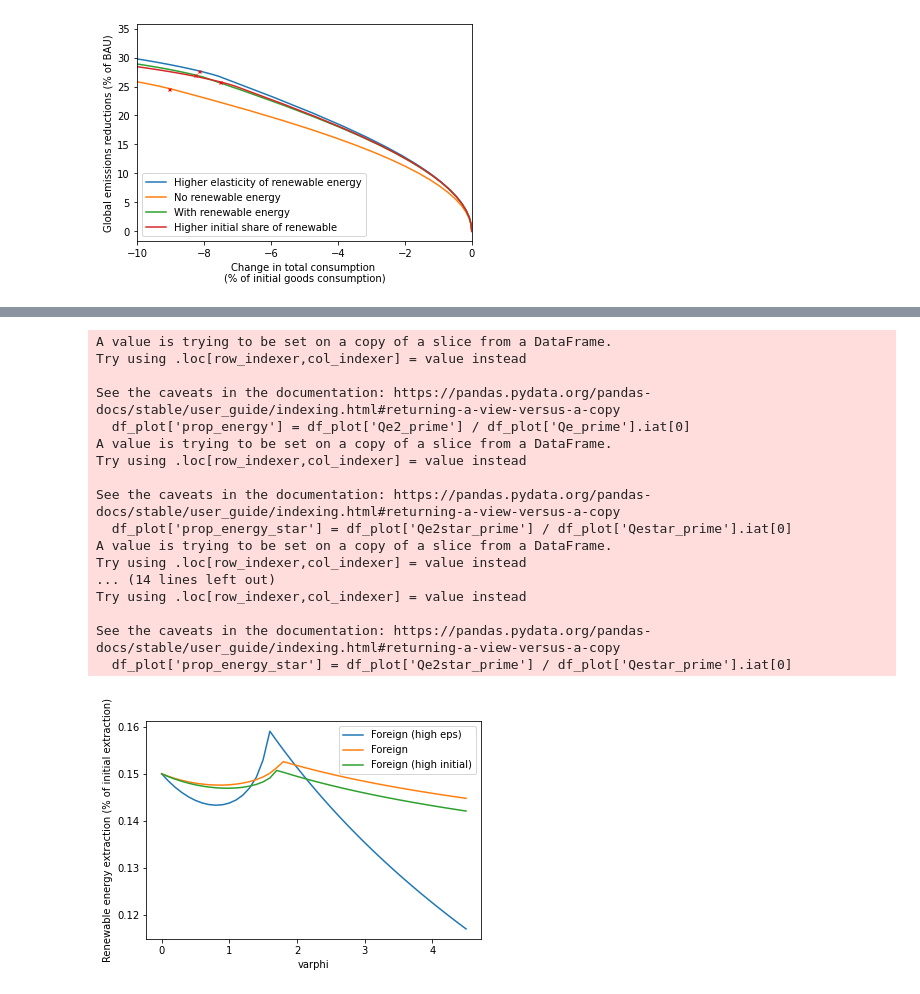
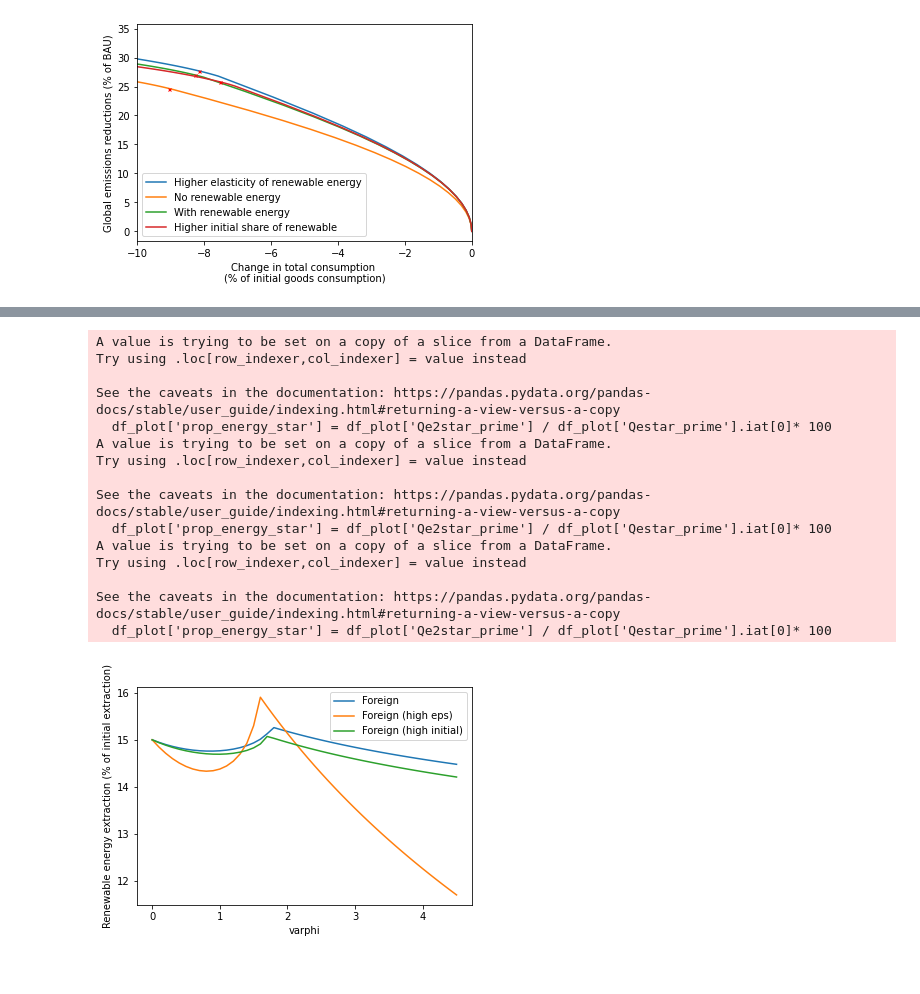
Before and after one commit to VoliCrank/Optimal-Unilateral-Carbon-Policy, a Jupyter notebook: Data/codes/MISC/plots_renewable.ipynb, the cells around one changed output, grey strips where cells are left out. Saved outputs shown, nothing was run; the diff lists cells and outputs as text; code cells hidden in the pictures.

```diff
--- a/Data/codes/MISC/plots_renewable.ipynb
+++ b/Data/codes/MISC/plots_renewable.ipynb
@@ -268,48 +265,43 @@ See the caveats in the documentation: https://pandas.pydata.org/pandas-docs/stab
 # %%
 x = 'varphi'
 
+df_plot = df3[df3['varphi'] <= 4.5]
+df_plot['prop_energy_star'] = df_plot['Qe2star_prime'] / df_plot['Qestar_prime'].iat[0]* 100
+#plt.plot(df_plot[x], df_plot['prop_energy'], label = 'Home')
+plt.plot(df_plot[x], df_plot['prop_energy_star'], label= 'Foreign')
+
 df_plot = df1[df1['varphi'] <= 4.5]
-df_plot['prop_energy'] = df_plot['Qe2_prime'] / df_plot['Qe_prime'].iat[0]
-df_plot['prop_energy_star'] = df_plot['Qe2star_prime'] / df_plot['Qestar_prime'].iat[0]
+df_plot['prop_energy_star'] = df_plot['Qe2star_prime'] / df_plot['Qestar_prime'].iat[0]* 100
 #plt.plot(df_plot[x], df_plot['prop_energy'], label = 'Home (high eps)')
 plt.plot(df_plot[x], df_plot['prop_energy_star'], label= 'Foreign (high eps)')
 
-df_plot = df3[df3['varphi'] <= 4.5]
-df_plot['prop_energy'] = df_plot['Qe2_prime'] / df_plot['Qe_prime'].iat[0]
-df_plot['prop_energy_star'] = df_plot['Qe2star_prime'] / df_plot['Qestar_prime'].iat[0]
-#plt.plot(df_plot[x], df_plot['prop_energy'], label = 'Home')
-plt.plot(df_plot[x], df_plot['prop_energy_star'], label= 'Foreign')
-
 df_plot = df4[df4['varphi'] <= 4.5]
-df_plot['prop_energy'] = df_plot['Qe2_prime'] / df_plot['Qe_prime'].iat[0]
-df_plot['prop_energy_star'] = df_plot['Qe2star_prime'] / df_plot['Qestar_prime'].iat[0]
+df_plot['prop_energy_star'] = df_plot['Qe2star_prime'] / df_plot['Qestar_prime'].iat[0]* 100
 #plt.plot(df_plot[x], df_plot['prop_energy'], label = 'Home (high initial)')
 plt.plot(df_plot[x], df_plot['prop_energy_star'], label= 'Foreign (high initial)')
 
 ylab = 'Renewable energy extraction (% of initial extraction)'
 xlab = 'varphi'
 #plt.xlim(-10,0)
 #plt.ylim(0,0.5)
 plt.xlabel(xlab)
 plt.ylabel(ylab)
 plt.legend()
 plt.savefig(plot_root + '/foreign_prop_initial.pdf', format='pdf', bbox_inches = 'tight')
 # %% [output]
 A value is trying to be set on a copy of a slice from a DataFrame.
 Try using .loc[row_indexer,col_indexer] = value instead
 
 See the caveats in the documentation: https://pandas.pydata.org/pandas-docs/stable/user_guide/indexing.html#returning-a-view-versus-a-copy
-  df_plot['prop_energy'] = df_plot['Qe2_prime'] / df_plot['Qe_prime'].iat[0]
+  df_plot['prop_energy_star'] = df_plot['Qe2star_prime'] / df_plot['Qestar_prime'].iat[0]* 100
 A value is trying to be set on a copy of a slice from a DataFrame.
 Try using .loc[row_indexer,col_indexer] = value instead
 
 See the caveats in the documentation: https://pandas.pydata.org/pandas-docs/stable/user_guide/indexing.html#returning-a-view-versus-a-copy
-  df_plot['prop_energy_star'] = df_plot['Qe2star_prime'] / df_plot['Qestar_prime'].iat[0]
+  df_plot['prop_energy_star'] = df_plot['Qe2star_prime'] / df_plot['Qestar_prime'].iat[0]* 100
 A value is trying to be set on a copy of a slice from a DataFrame.
-Try using .loc[row_indexer,col_indexer] = value instead
-... (14 lines left out)
 Try using .loc[row_indexer,col_indexer] = value instead
 
 See the caveats in the documentation: https://pandas.pydata.org/pandas-docs/stable/user_guide/indexing.html#returning-a-view-versus-a-copy
-  df_plot['prop_energy_star'] = df_plot['Qe2star_prime'] / df_plot['Qestar_prime'].iat[0]
+  df_plot['prop_energy_star'] = df_plot['Qe2star_prime'] / df_plot['Qestar_prime'].iat[0]* 100
-[figure, old version]
+[figure, new version]
```
Also changed, not shown: parts of 6 cells of this notebook, 5 other files.
